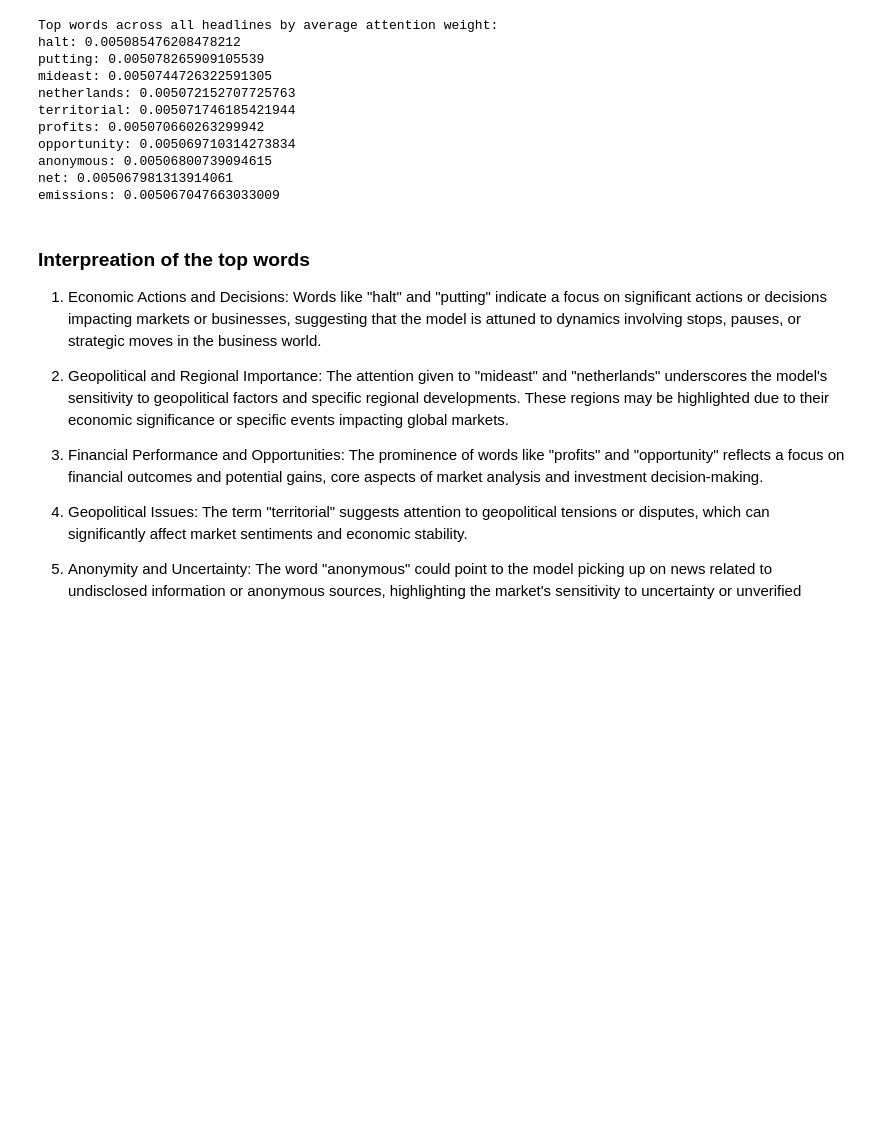
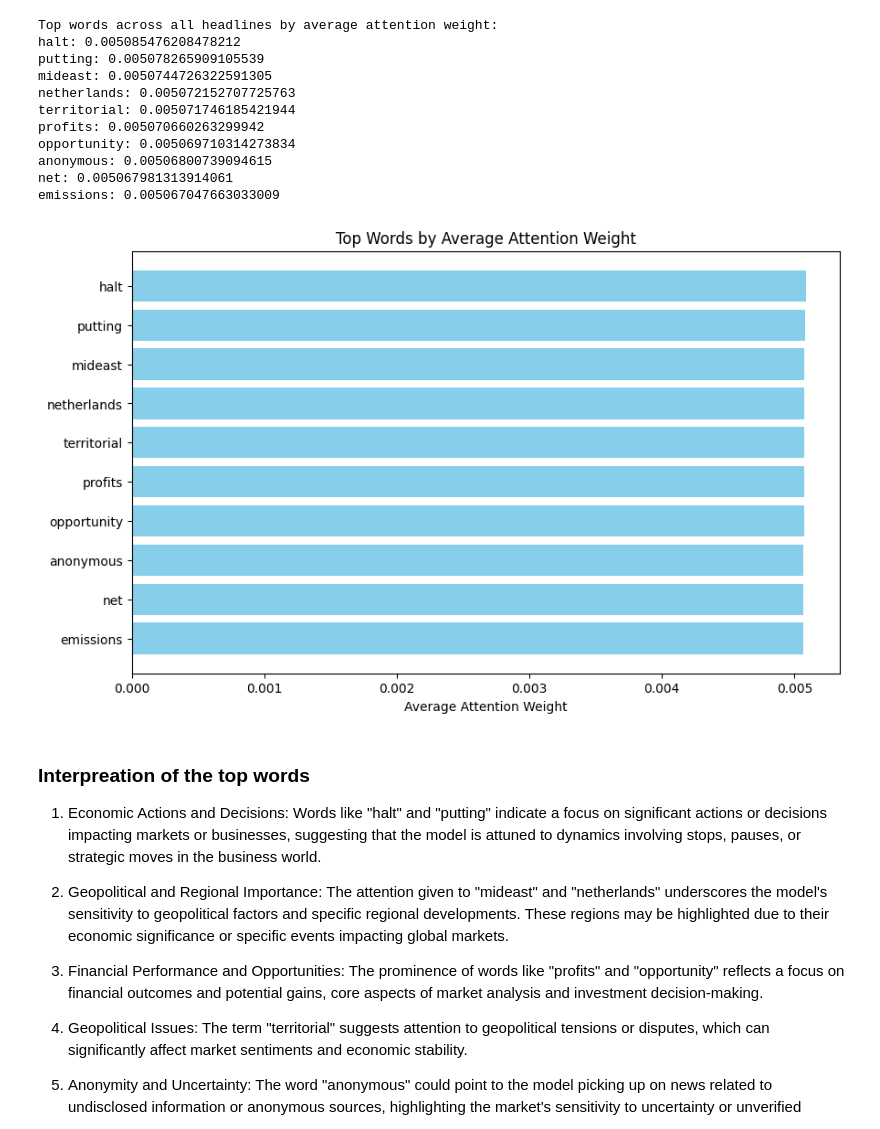
Before and after one commit to pattssun/financial-news-sentiment-analysis, a Jupyter notebook: project.ipynb, the cells around one changed output. Drawn from its saved outputs; the diff is of its cells as text; code cells hidden in the pictures; blank space fills up the shorter version.

```diff
--- a/project.ipynb
+++ b/project.ipynb
@@ -368,6 +368,27 @@ opportunity: 0.005069710314273834
 anonymous: 0.00506800739094615
 net: 0.005067981313914061
 emissions: 0.005067047663033009
+# %%
+# Visualize results
+import matplotlib.pyplot as plt
+
+# Top words and their attention weights
+words = ["halt", "putting", "mideast", "netherlands", "territorial",
+         "profits", "opportunity", "anonymous", "net", "emissions"]
+weights = [0.005085476208478212, 0.005078265909105539, 0.0050744726322591305,
+           0.005072152707725763, 0.005071746185421944, 0.005070660263299942,
+           0.005069710314273834, 0.00506800739094615, 0.005067981313914061,
+           0.005067047663033009]
+
+# Creating the bar plot
+plt.figure(figsize=(10, 6))
+plt.barh(words, weights, color='skyblue')
+plt.xlabel('Average Attention Weight')
+plt.title('Top Words by Average Attention Weight')
+plt.gca().invert_yaxis()  # To display the highest value at the top
+plt.show()
+# %% [output]
+[figure, added]
 # %% [markdown]
 ### Interpreation of the top words
 1. Economic Actions and Decisions: Words like "halt" and "putting" indicate a focus on significant actions or decisions impacting markets or businesses, suggesting that the model is attuned to dynamics involving stops, pauses, or strategic moves in the business world.
```
Also changed, not shown: parts of 1 cell of this notebook.
